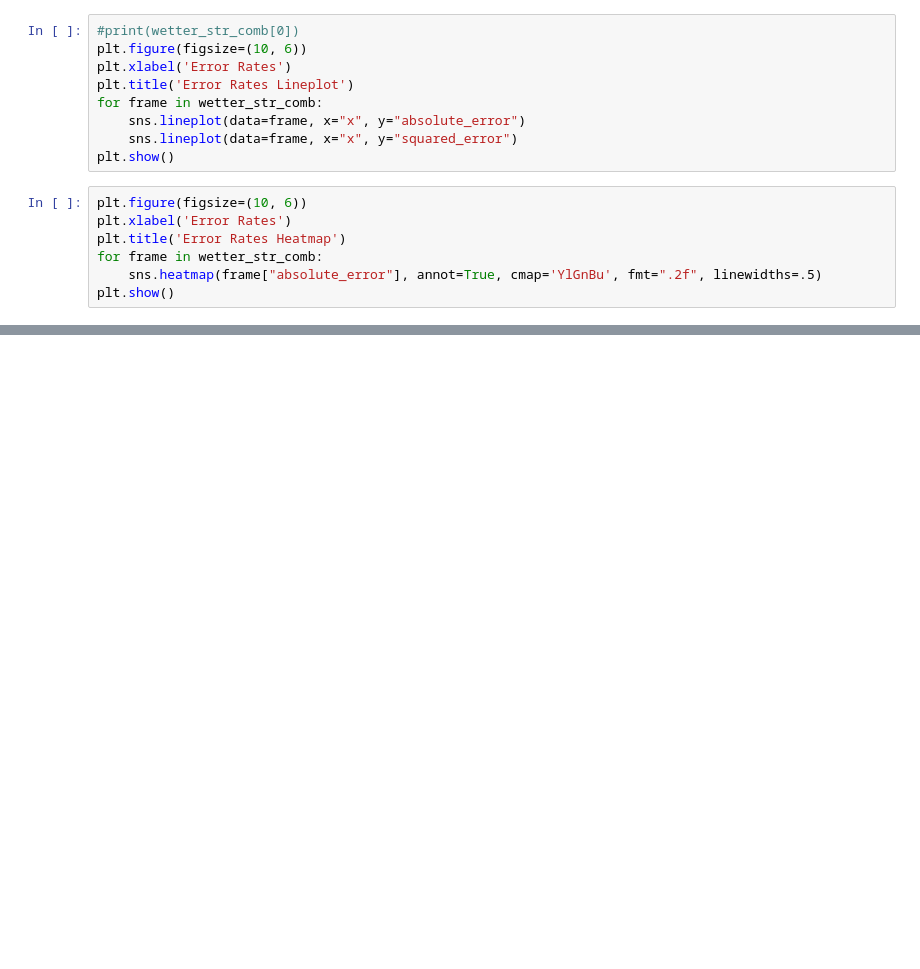
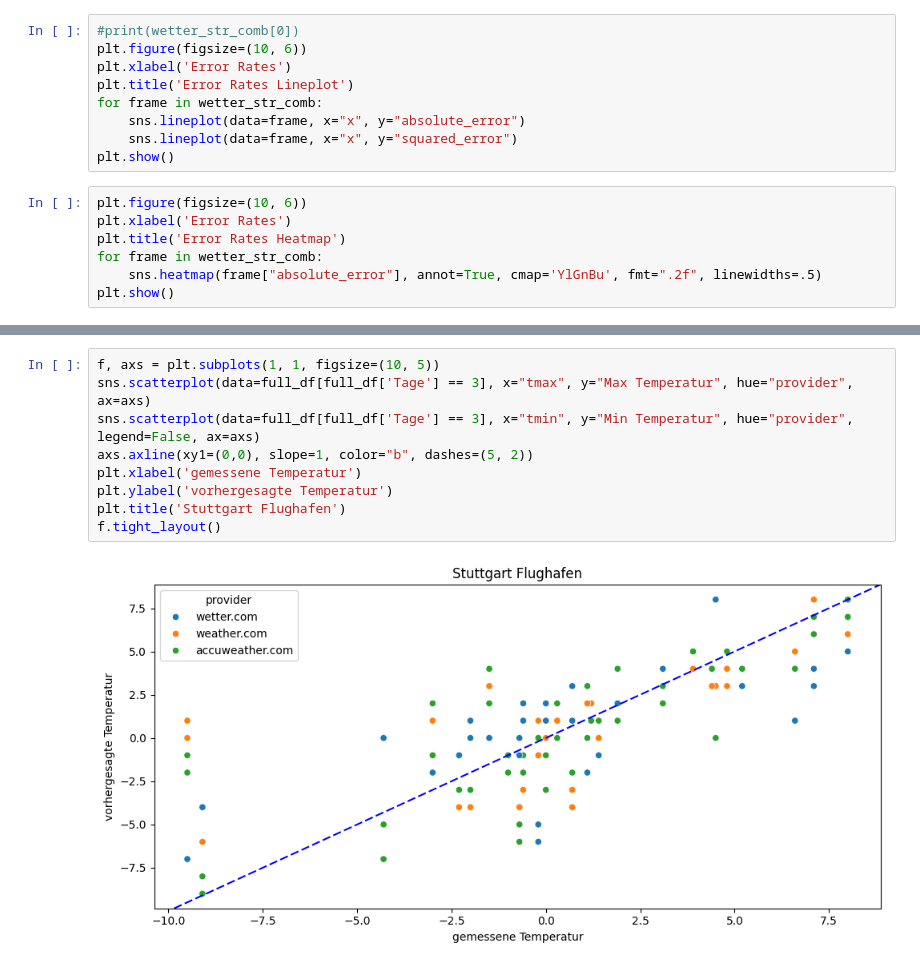
Before and after one commit to jonasfertig/experimental-Winfo, a Jupyter notebook: analysis.ipynb, the cells around one changed output, grey strips where cells are left out. Cells and saved outputs as stored; diff of their text form; blank space fills up the shorter version.

```diff
--- a/analysis.ipynb
+++ b/analysis.ipynb
@@ -202,0 +271,11 @@ plt.show()
+# %%
+f, axs = plt.subplots(1, 1, figsize=(10, 5))
+sns.scatterplot(data=full_df[full_df['Tage'] == 3], x="tmax", y="Max Temperatur", hue="provider", ax=axs)
+sns.scatterplot(data=full_df[full_df['Tage'] == 3], x="tmin", y="Min Temperatur", hue="provider",  legend=False, ax=axs)
+axs.axline(xy1=(0,0), slope=1, color="b", dashes=(5, 2))
+plt.xlabel('gemessene Temperatur')
+plt.ylabel('vorhergesagte Temperatur')
+plt.title('Stuttgart Flughafen')
+f.tight_layout()
+# %% [output]
+[figure, added]
```
Also changed, not shown: parts of 15 cells of this notebook.
